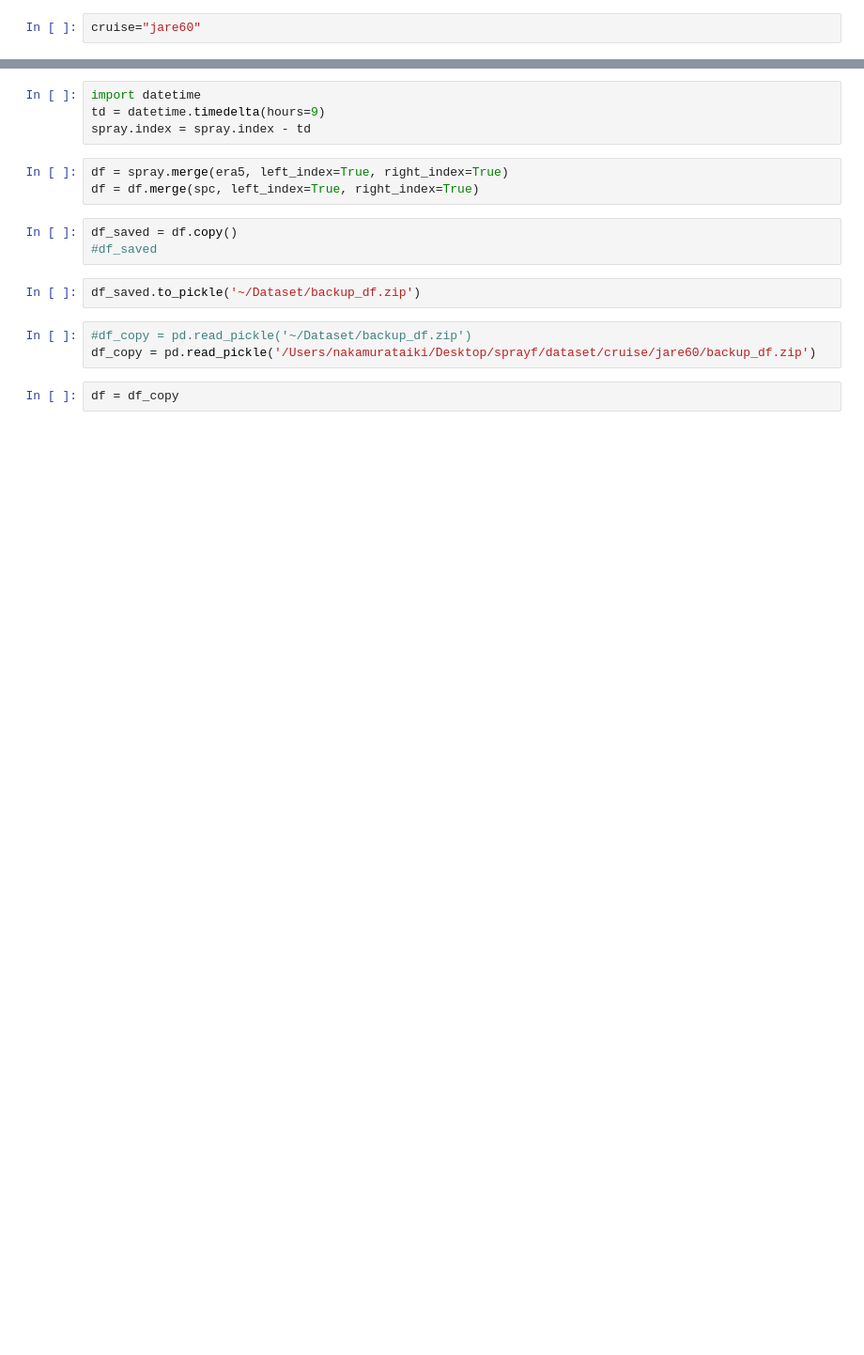
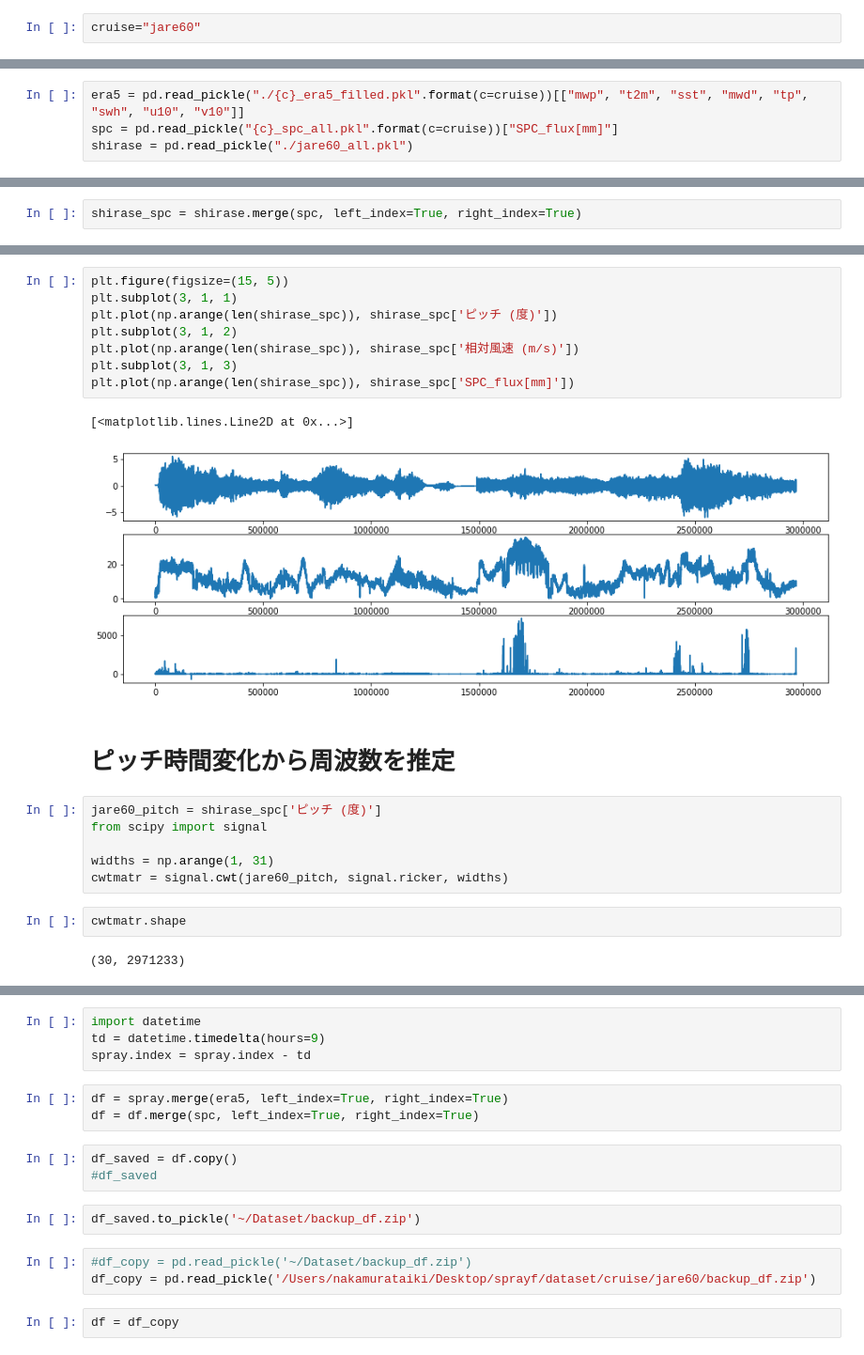
Before and after one commit to supikiti/soturon, a Jupyter notebook: shirase_makedata.ipynb, the cells around one changed output, grey strips where cells are left out. Shown at 94% size. Drawn from its saved outputs; the diff is of its cells as text; blank space fills up the shorter version.

```diff
--- a/shirase_makedata.ipynb
+++ b/shirase_makedata.ipynb
@@ -38,0 +15,4 @@ spray = pd.read_pickle("~/Dataset/{c}_all.pkl".format(c=cruise))
+# %%
+era5 = pd.read_pickle("./{c}_era5_filled.pkl".format(c=cruise))[["mwp", "t2m", "sst", "mwd", "tp", "swh", "u10", "v10"]]
+spc = pd.read_pickle("{c}_spc_all.pkl".format(c=cruise))["SPC_flux[mm]"]
+shirase = pd.read_pickle("./jare60_all.pkl")
@@ -38,0 +24,2 @@ spray = pd.read_pickle("~/Dataset/{c}_all.pkl".format(c=cruise))
+# %%
+shirase_spc = shirase.merge(spc, left_index=True, right_index=True)
@@ -38,0 +45,23 @@ spray = pd.read_pickle("~/Dataset/{c}_all.pkl".format(c=cruise))
+# %%
+plt.figure(figsize=(15, 5))
+plt.subplot(3, 1, 1)
+plt.plot(np.arange(len(shirase_spc)), shirase_spc['ピッチ (度)'])
+plt.subplot(3, 1, 2)
+plt.plot(np.arange(len(shirase_spc)), shirase_spc['相対風速 (m/s)'])
+plt.subplot(3, 1, 3)
+plt.plot(np.arange(len(shirase_spc)), shirase_spc['SPC_flux[mm]'])
+# %% [output]
+[<matplotlib.lines.Line2D at 0x...>]
+[figure, added]
+# %% [markdown]
+# ピッチ時間変化から周波数を推定
+# %%
+jare60_pitch = shirase_spc['ピッチ (度)']
+from scipy import signal
+
+widths = np.arange(1, 31)
+cwtmatr = signal.cwt(jare60_pitch, signal.ricker, widths)
+# %%
+cwtmatr.shape
+# %% [output]
+(30, 2971233)
```
Also changed, not shown: parts of 40 cells of this notebook.
